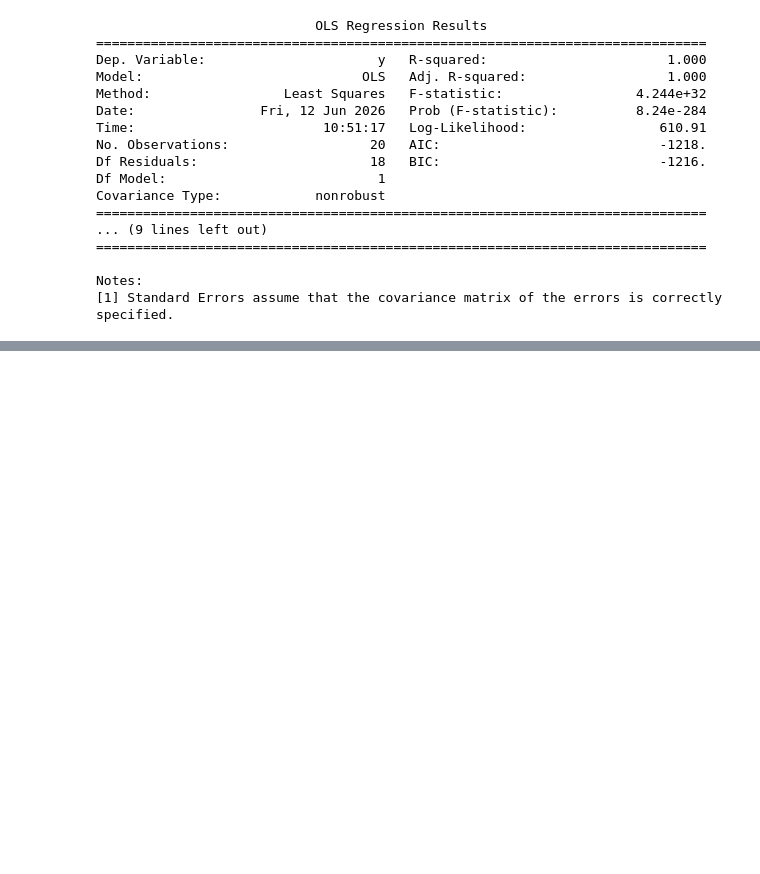
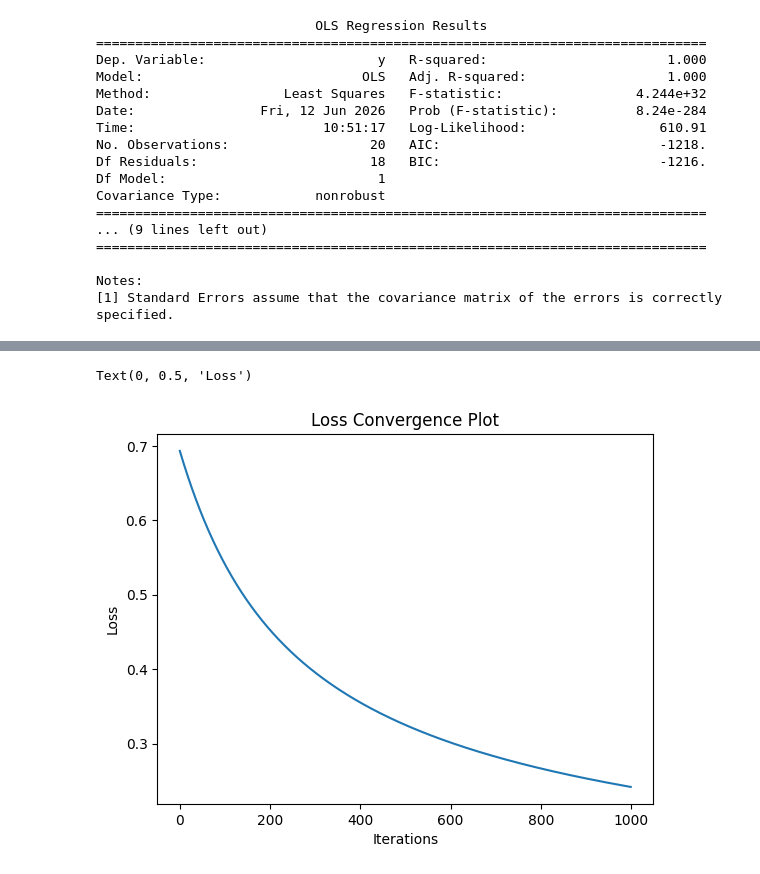
Before and after one commit to coldmayo/QuantInterveiwBasics, a Jupyter notebook: Regression.ipynb, the cells around one changed output, grey strips where cells are left out. Saved outputs shown, nothing was run; the diff lists cells and outputs as text; code cells hidden in the pictures; blank space fills up the shorter version.

```diff
--- a/Regression.ipynb
+++ b/Regression.ipynb
@@ -182,0 +408,24 @@ Notes:
+# %%
+# Now for actually testing
+
+dataset = datasets.load_breast_cancer()   # load an actual dataset
+X, y = dataset.data, dataset.target
+
+# Standardize features to have mean=0 and variance=1, helps the model converge easier
+scaler = StandardScaler()
+X_scaled = scaler.fit_transform(X)
+
+X_train, X_test, y_train, y_test = train_test_split(
+    X_scaled, y, test_size=0.2, random_state=1234
+)
+
+model = LogReg(lr = 0.001, epoches = 1000)
+model.fit(X_train, y_train)
+loss = model.return_loss()
+plt.plot(loss)
+plt.title("Loss Convergence Plot")
+plt.xlabel("Iterations")
+plt.ylabel("Loss")
+# %% [output]
+Text(0, 0.5, 'Loss')
+[figure, added]
```
Also changed, not shown: parts of 13 cells of this notebook, 6 other files.
